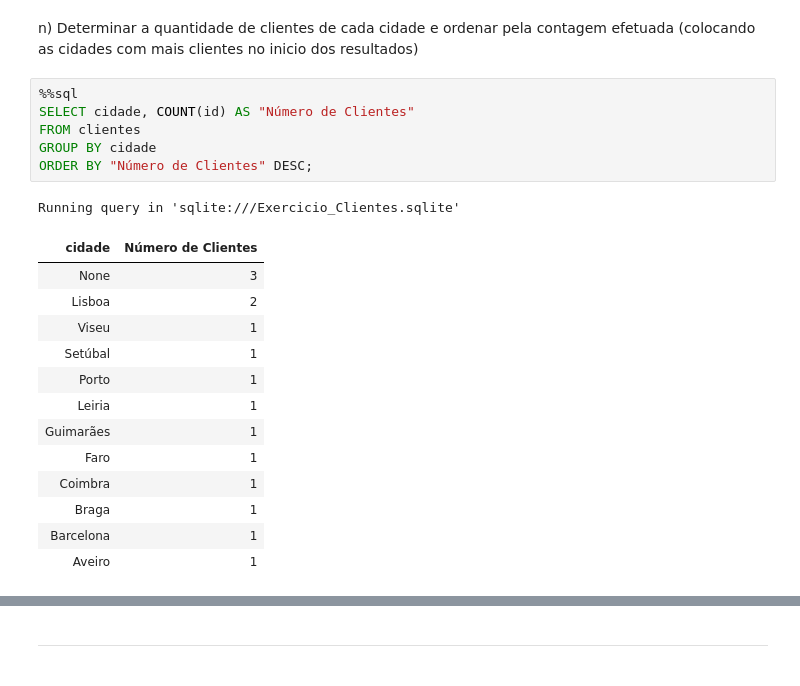
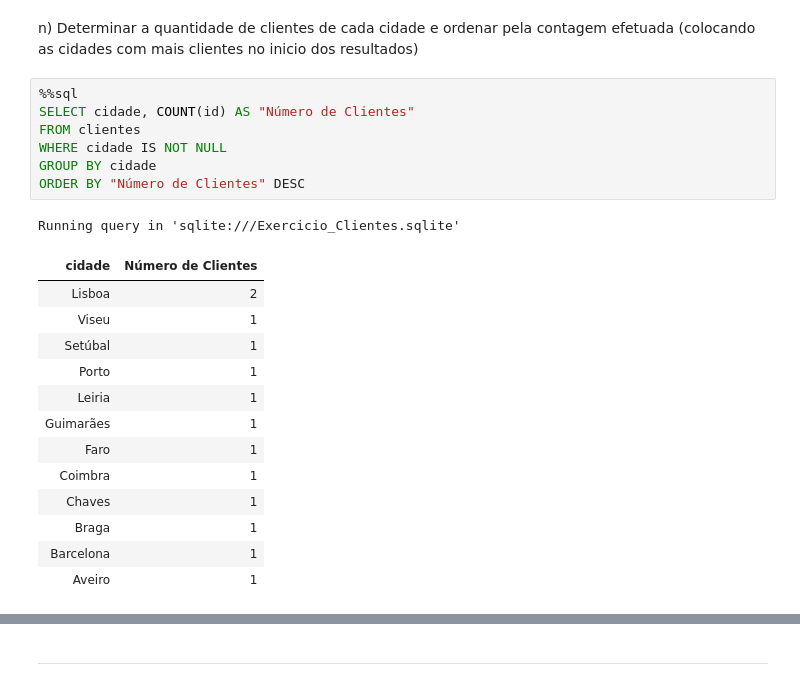
Before and after one commit to jpedrodias/FundamentosSQL, a Jupyter notebook: Week02/Exercicio_Clientes_resolvido.ipynb, the cells around one changed output, grey strips where cells are left out. Drawn from its saved outputs; the diff is of its cells as text.

Commit message:
Clientes (parte 1)

```diff
--- a/Week02/Exercicio_Clientes_resolvido.ipynb
+++ b/Week02/Exercicio_Clientes_resolvido.ipynb
@@ -511,13 +511,13 @@ n) Determinar a quantidade de clientes de cada cidade e ordenar pela contagem ef
 # %%
 %%sql
 SELECT cidade, COUNT(id) AS "Número de Clientes"
 FROM clientes
+WHERE cidade IS NOT NULL
 GROUP BY cidade
-ORDER BY "Número de Clientes" DESC;
+ORDER BY "Número de Clientes" DESC
 # %% [output]
 Running query in 'sqlite:///Exercicio_Clientes.sqlite'
 | cidade | Número de Clientes |
-| None | 3 |
 | Lisboa | 2 |
 | Viseu | 1 |
 | Setúbal | 1 |
@@ -526,6 +526,7 @@ Running query in 'sqlite:///Exercicio_Clientes.sqlite'
 | Guimarães | 1 |
 | Faro | 1 |
 | Coimbra | 1 |
+| Chaves | 1 |
 | Braga | 1 |
 | Barcelona | 1 |
 | Aveiro | 1 |
```
Also changed, not shown: parts of 1 cell of this notebook.
